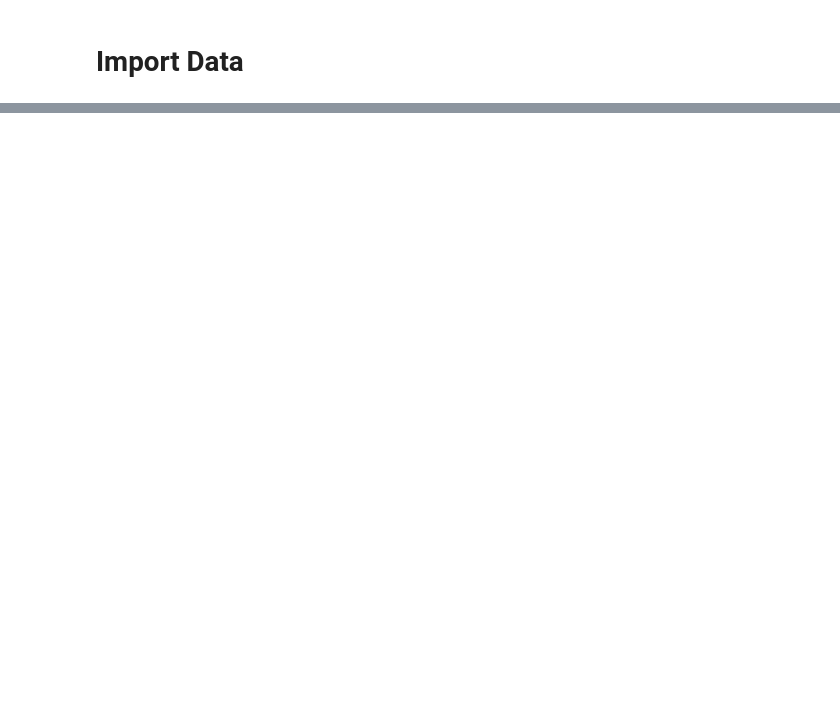
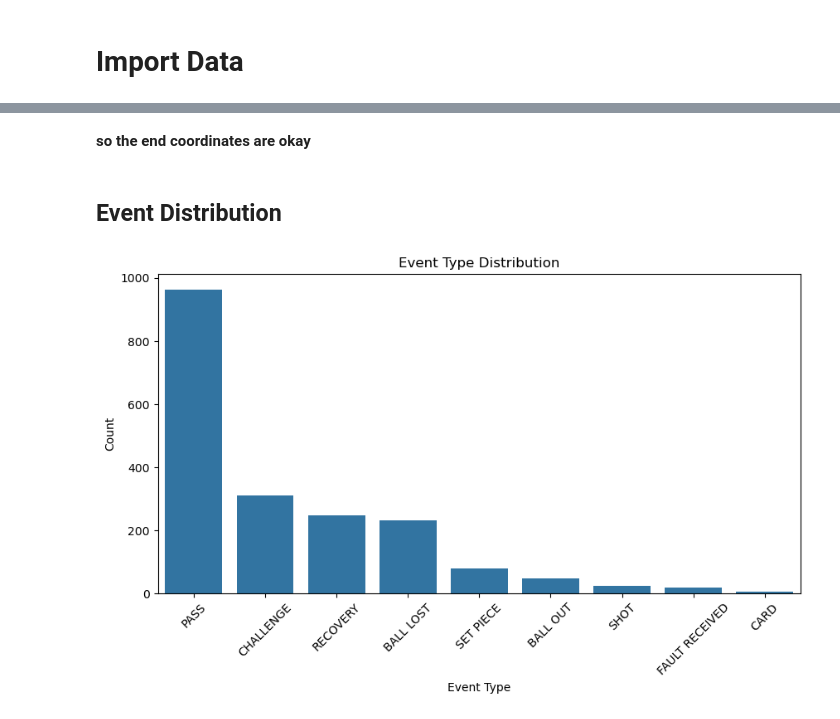
Before and after one commit to ieee-sb-uniwa/milon-football, a Jupyter notebook: notebook/sample_game_2.ipynb, the cells around one changed output, grey strips where cells are left out. Drawn from its saved outputs; the diff is of its cells as text; code cells hidden in the pictures; blank space fills up the shorter version.

Commit message:
did analysis of null values and events distributions

```diff
--- a/notebook/sample_game_2.ipynb
+++ b/notebook/sample_game_2.ipynb
@@ -114,0 +78,2 @@ Unnamed: 32 :  57886
+# %%
+events['Subtype'] = events['Subtype'].fillna("NONE")
@@ -114,0 +260,19 @@ Unnamed: 32 :  57886
+# %% [markdown]
+**so the end coordinates are okay**
+# %% [markdown]
+## Event Distribution
+# %%
+event_distribution = events['Type'].value_counts()
+plt.figure(figsize=(10,5))
+
+sns.barplot(
+    x=event_distribution.index,
+    y = event_distribution.values
+)
+plt.title("Event Type Distribution")
+plt.xlabel("Event Type")
+plt.ylabel("Count")
+plt.xticks(rotation=45)
+plt.show()
+# %% [output]
+[figure, added]
```
Also changed, not shown: parts of 45 cells of this notebook.
